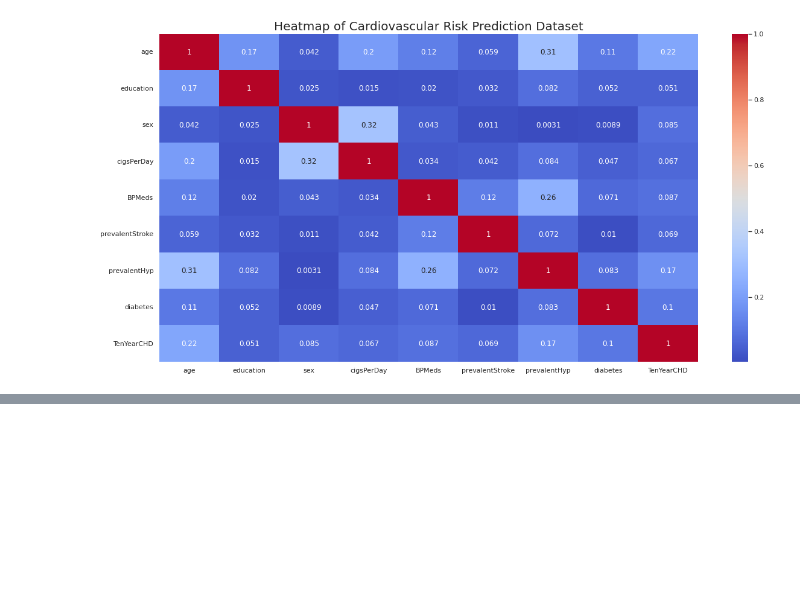
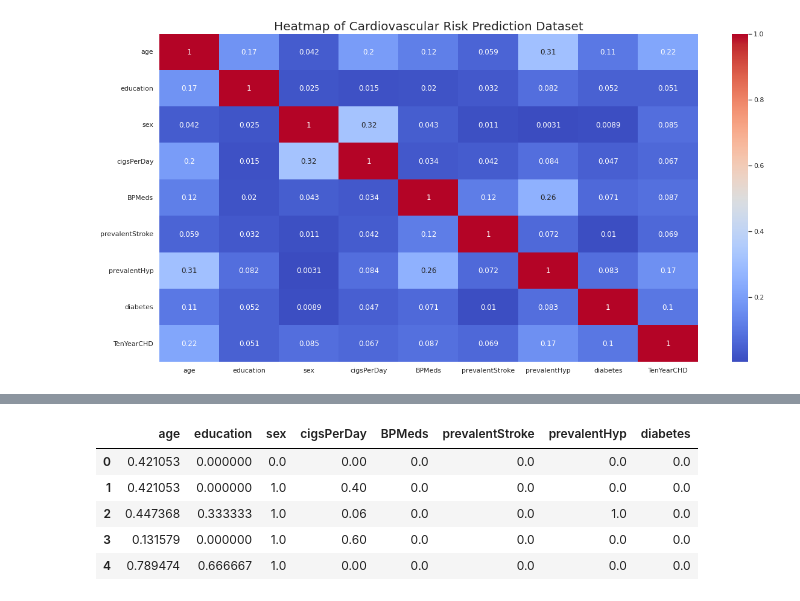
Before and after one commit to Kousikdutta1/Cardiovascular-Risk-Prediction, a Jupyter notebook: Kousik_Dutta_Cardiovascular_Risk_Prediction_Capstone_Project_.ipynb, the cells around one changed output, grey strips where cells are left out. Cells and saved outputs as stored; diff of their text form; code cells hidden in the pictures; blank space fills up the shorter version.

```diff
--- a/Kousik_Dutta_Cardiovascular_Risk_Prediction_Capstone_Project_.ipynb
+++ b/Kousik_Dutta_Cardiovascular_Risk_Prediction_Capstone_Project_.ipynb
@@ -682,0 +880,11 @@ plt.show();
+# %%
+#  Let's see scaled SmoteTomek value
+
+X_st_scale.head()
+# %% [output]
+|  | age | education | sex | cigsPerDay | BPMeds | prevalentStroke | prevalentHyp | diabetes |
+| 0 | 0.421053 | 0.000000 | 0.0 | 0.00 | 0.0 | 0.0 | 0.0 | 0.0 |
+| 1 | 0.421053 | 0.000000 | 1.0 | 0.40 | 0.0 | 0.0 | 0.0 | 0.0 |
+| 2 | 0.447368 | 0.333333 | 1.0 | 0.06 | 0.0 | 0.0 | 1.0 | 0.0 |
+| 3 | 0.131579 | 0.000000 | 1.0 | 0.60 | 0.0 | 0.0 | 0.0 | 0.0 |
+| 4 | 0.789474 | 0.666667 | 1.0 | 0.00 | 0.0 | 0.0 | 0.0 | 0.0 |
```
Also changed, not shown: parts of 42 cells of this notebook.
